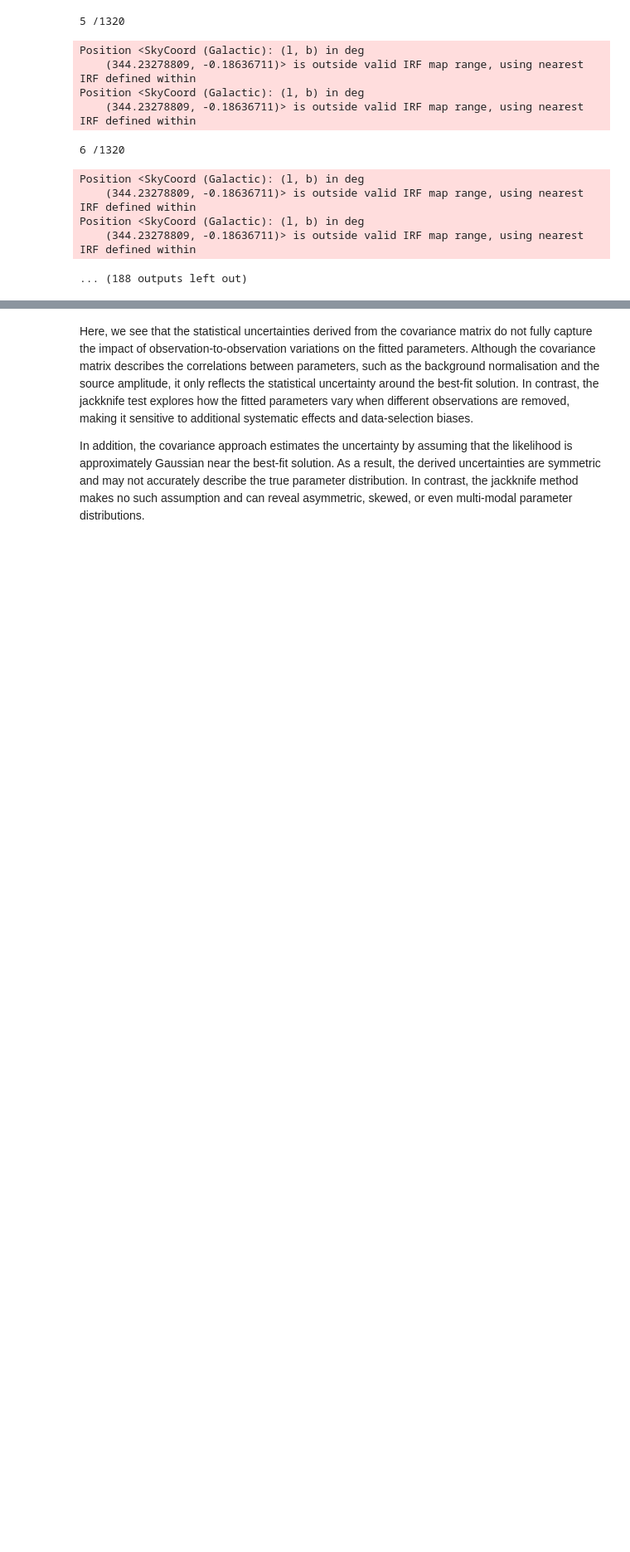
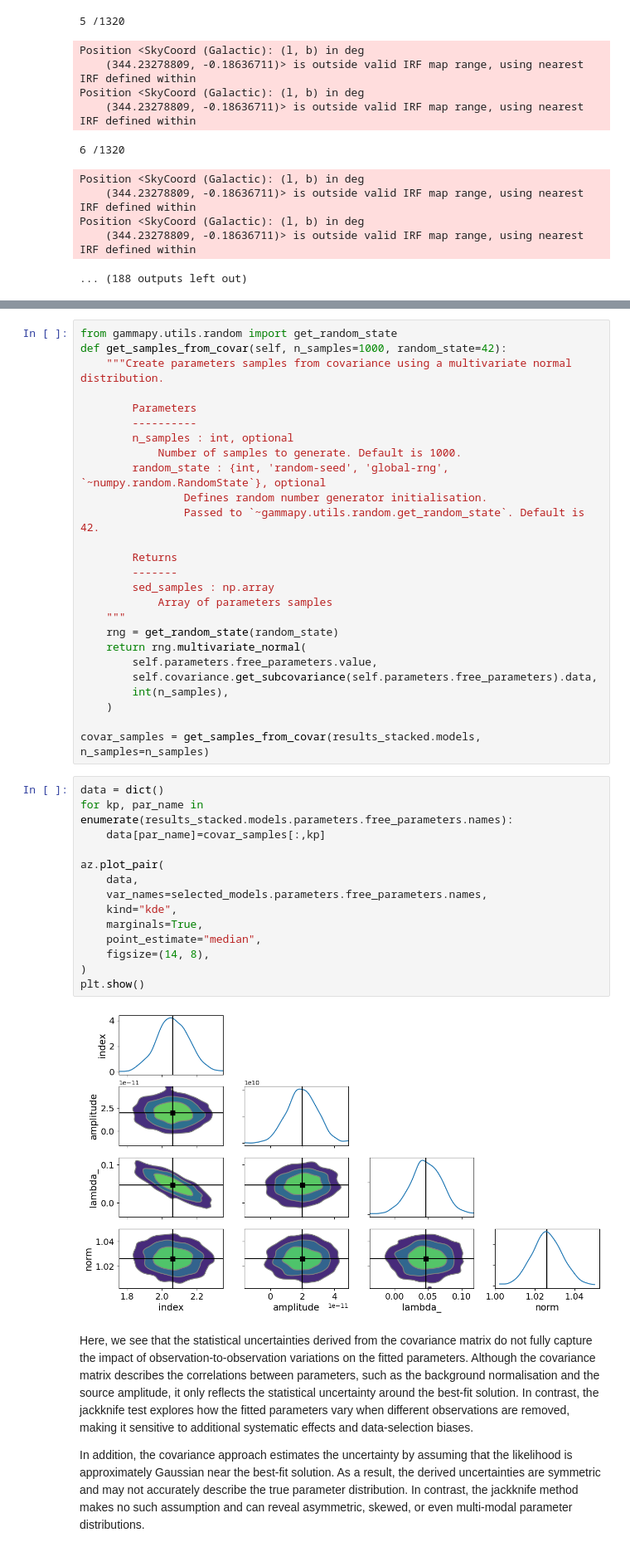
Before and after one commit to bkhelifi/CADS_2026, a Jupyter notebook: Advanced_handson/jackknife_observations.ipynb, the cells around one changed output, grey strips where cells are left out. Shown at 83% size. Saved outputs shown, nothing was run; the diff lists cells and outputs as text; blank space fills up the shorter version.

```diff
--- a/Advanced_handson/jackknife_observations.ipynb
+++ b/Advanced_handson/jackknife_observations.ipynb
@@ -496,3 +460,45 @@ plt.show()
+# %%
+from gammapy.utils.random import get_random_state
+def get_samples_from_covar(self, n_samples=1000, random_state=42):
+    """Create parameters samples from covariance using a multivariate normal distribution.
+
+        Parameters
+        ----------
+        n_samples : int, optional
+            Number of samples to generate. Default is 1000.
+        random_state : {int, 'random-seed', 'global-rng', `~numpy.random.RandomState`}, optional
+                Defines random number generator initialisation.
+                Passed to `~gammapy.utils.random.get_random_state`. Default is 42.
+
+        Returns
+        -------
+        sed_samples : np.array
+            Array of parameters samples
+    """
+    rng = get_random_state(random_state)
+    return rng.multivariate_normal(
+        self.parameters.free_parameters.value,
+        self.covariance.get_subcovariance(self.parameters.free_parameters).data,
+        int(n_samples),
+    )
+
+covar_samples = get_samples_from_covar(results_stacked.models, n_samples=n_samples)
+# %%
+data = dict()
+for kp, par_name in enumerate(results_stacked.models.parameters.free_parameters.names):
+    data[par_name]=covar_samples[:,kp]
+
+az.plot_pair(
+    data,
+    var_names=selected_models.parameters.free_parameters.names,
+    kind="kde",
+    marginals=True,
+    point_estimate="median",
+    figsize=(14, 8),
+)
+plt.show()
+# %% [output]
+[figure, added]
 # %% [markdown]
 Here, we see that the statistical uncertainties derived from the covariance matrix do not fully capture the impact of observation-to-observation variations on the fitted parameters. Although the covariance matrix describes the correlations between parameters, such as the background normalisation and the source amplitude, it only reflects the statistical uncertainty around the best-fit solution. In contrast, the jackknife test explores how the fitted parameters vary when different observations are removed, making it sensitive to additional systematic effects and data-selection biases.
 
```
Also changed, not shown: parts of 19 cells of this notebook, 3 other files.
